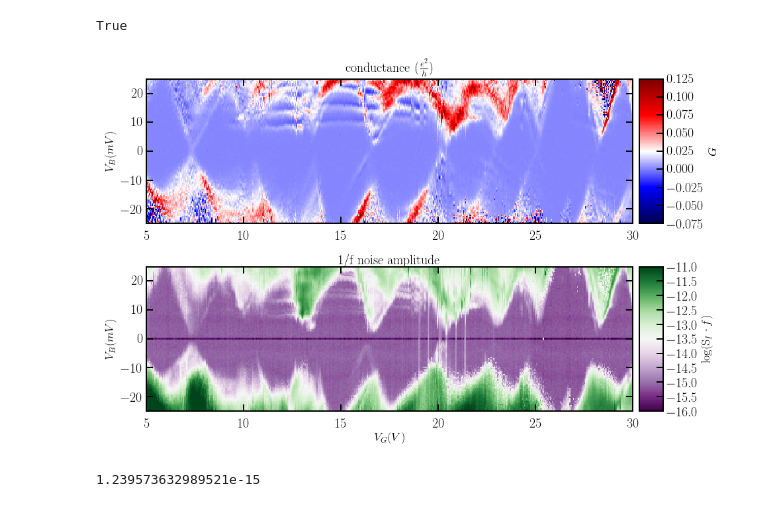
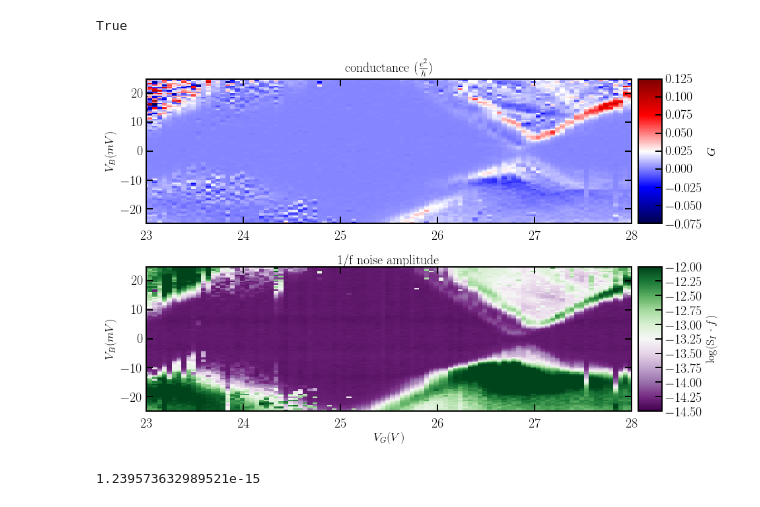
Before and after one commit to nikhartman/notebooks, a Jupyter notebook: nice_diamond_and_noise_plots.ipynb, the cells around one changed output. Drawn from its saved outputs; the diff is of its cells as text; code cells hidden in the pictures.

```diff
--- a/nice_diamond_and_noise_plots.ipynb
+++ b/nice_diamond_and_noise_plots.ipynb
@@ -742,39 +742,39 @@ ampdf.to_pickle(os.path.join(data_dir, '4K_vi-gate_16-17_23_a_noise-amp.pkl'))
 # %%
-cond = pd.read_pickle(os.path.join(data_dir, '4K_vi-gate_16-17_23_a_cond.pkl'))
-ampdf = pd.read_pickle(os.path.join(data_dir, '4K_vi-gate_16-17_23_a_noise-amp.pkl'))
+cond = pd.read_pickle(os.path.join(data_dir, '4K_vi-gate_16-17_23_a_2T_cond.pkl'))
+ampdf = pd.read_pickle(os.path.join(data_dir, '4K_vi-gate_16-17_23_a_2T_noise-amp.pkl'))
 
 fig = plt.figure(figsize = (14,9))
 gs = gridspec.GridSpec(2, 2, height_ratios=(1, 1), width_ratios=(20, 1))
 gs.update(wspace=0.025, hspace=0.3)
 axes = fig.add_subplot(gs[0,0])
 limits = lvdt.df_extent(ampdf)
 
 im0 = axes.imshow(cond, extent = limits,
                cmap = plt.cm.seismic, vmin = -0.075, vmax = 0.125,
                origin = 'lower', aspect = 'auto', interpolation = 'nearest')
 #ax[0].set_xlabel(r'$V_G (V)$')
 axes.set_ylabel(r'$V_B (mV)$')
 axes.set_title(r'conductance ($\frac{e^2}{h}$)')
-# axes.set_xlim(8.5, 25)
+axes.set_xlim(23, 28)
 cax = fig.add_subplot(gs[0,1])
 cb0 = plt.colorbar(im0, cax = cax)
 cb0.set_label(r'$G$')
 
 axes = fig.add_subplot(gs[1,0])
 im1 = axes.imshow(np.log10(ampdf-ampdf.min().min()), extent = limits,
-               cmap = plt.cm.PRGn, vmin = -16, vmax = -11,
+               cmap = plt.cm.PRGn, vmin = -14.5, vmax = -12,
                origin = 'lower', aspect = 'auto', interpolation = 'nearest')
 axes.set_xlabel(r'$V_G (V)$')
 axes.set_ylabel(r'$V_B (mV)$')
 axes.set_title('1/f noise amplitude')
-# axes.set_xlim(8.5, 25)
+axes.set_xlim(23, 28)
 cax = fig.add_subplot(gs[1,1])
 cb1 = plt.colorbar(im1, cax = cax)
 cb1.set_label(r'\log($S_I\cdot f)$')
 
-fig.savefig('/Users/nik/Dropbox/Repos/thesis/figures/chapter4/noise_spectroscopy.pdf')
+# fig.savefig('/Users/nik/Dropbox/Repos/thesis/figures/chapter4/noise_no_field.pdf')
 # %% [output]
-[figure, old version]
+[figure, new version]
 # %%
 ampdf.min().min()
 # %% [output]
```
Also changed, not shown: parts of 2 cells of this notebook, 2 other files.
